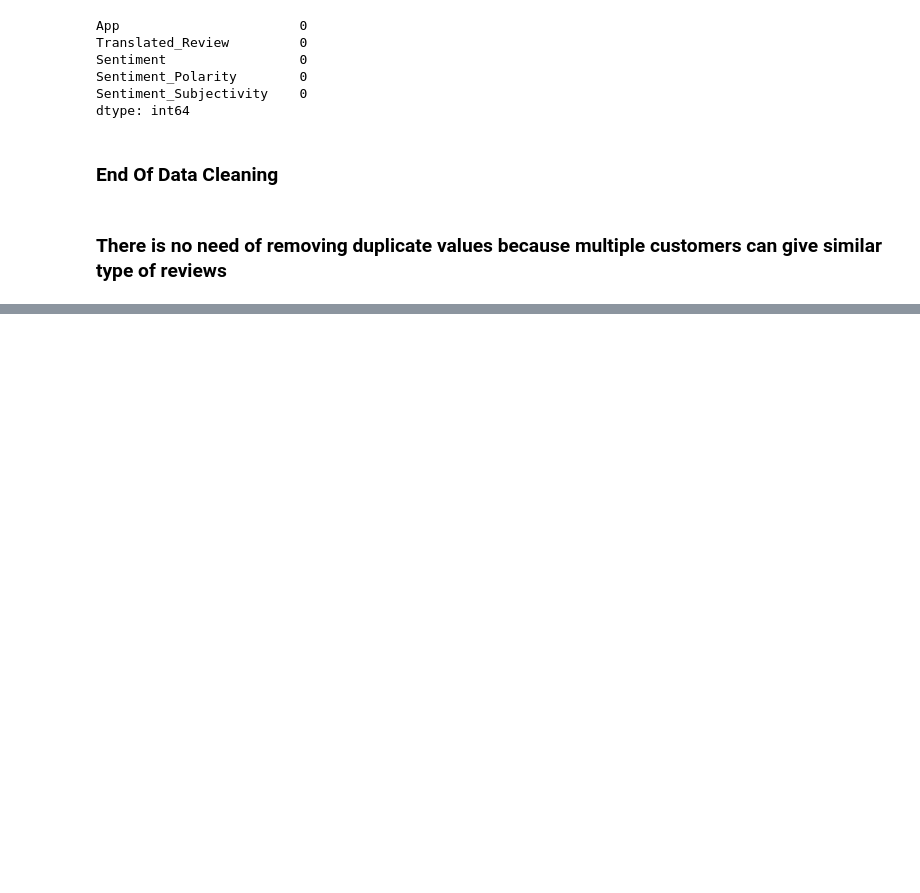
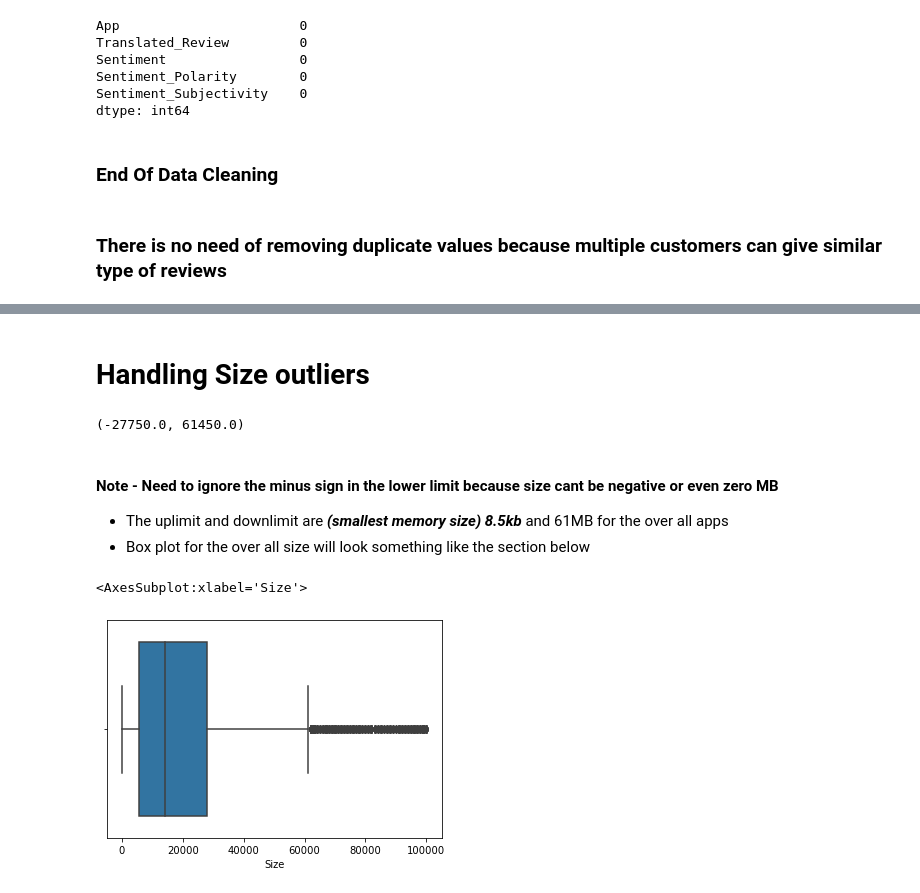
Before and after one commit to MIlanJP/project-eda, a Jupyter notebook: Play Store App Review Analysis - Capstone Project.ipynb, the cells around one changed output, grey strips where cells are left out. Drawn from its saved outputs; the diff is of its cells as text; code cells hidden in the pictures; blank space fills up the shorter version.

Commit message:
Handled outlier for play store data using IQR formula

```diff
--- a/Play Store App Review Analysis - Capstone Project.ipynb
+++ b/Play Store App Review Analysis - Capstone Project.ipynb
@@ -805,0 +885,15 @@ user_reviews.to_csv('clean_user_reviews.csv')
+# %% [markdown]
+# Handling Size outliers
+# %%
+get_lower_upper_limit(playstore_data,"Size")
+# %% [output]
+(-27750.0, 61450.0)
+# %% [markdown]
+#### Note - Need to ignore the minus sign in the lower limit because size cant be negative or even zero MB
+ - The uplimit and downlimit are ***(smallest memory size) 8.5kb*** and 61MB for the over all apps
+ - Box plot for the over all size will look something like the section below
+# %%
+sns.boxplot(playstore_data.Size)
+# %% [output]
+<AxesSubplot:xlabel='Size'>
+[figure, added]
```
Also changed, not shown: parts of 31 cells of this notebook, 1 other file.
